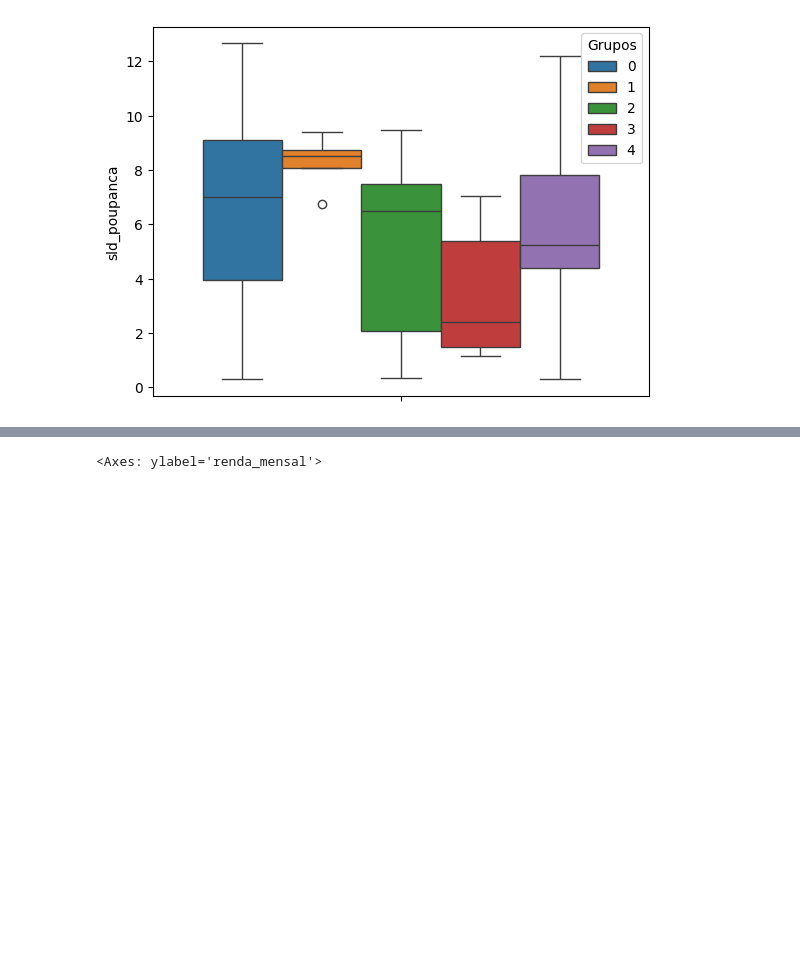
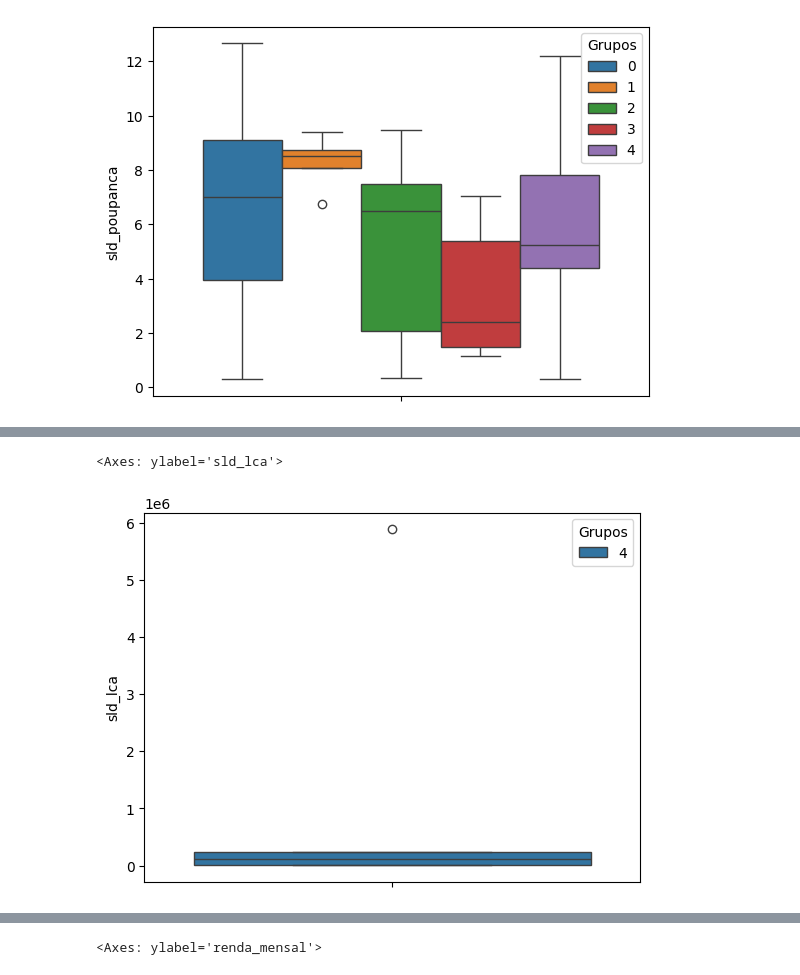
Before and after one commit to cowvin0/seg, a Jupyter notebook: segmentacao.ipynb, the cells around one changed output, grey strips where cells are left out. Saved outputs shown, nothing was run; the diff lists cells and outputs as text; code cells hidden in the pictures; blank space fills up the shorter version.

```diff
--- a/segmentacao.ipynb
+++ b/segmentacao.ipynb
@@ -2030,0 +2057,13 @@ sns.boxplot(
+# %%
+sns.boxplot(
+    data=df_2003\
+        .assign(
+            sld_lca=lambda x: x.sld_lca
+        )\
+        .query('sld_lca != 0'),
+    y='sld_lca',
+    hue='Grupos'
+)
+# %% [output]
+<Axes: ylabel='sld_lca'>
+[figure, added]
```
Also changed, not shown: parts of 3 cells of this notebook.
